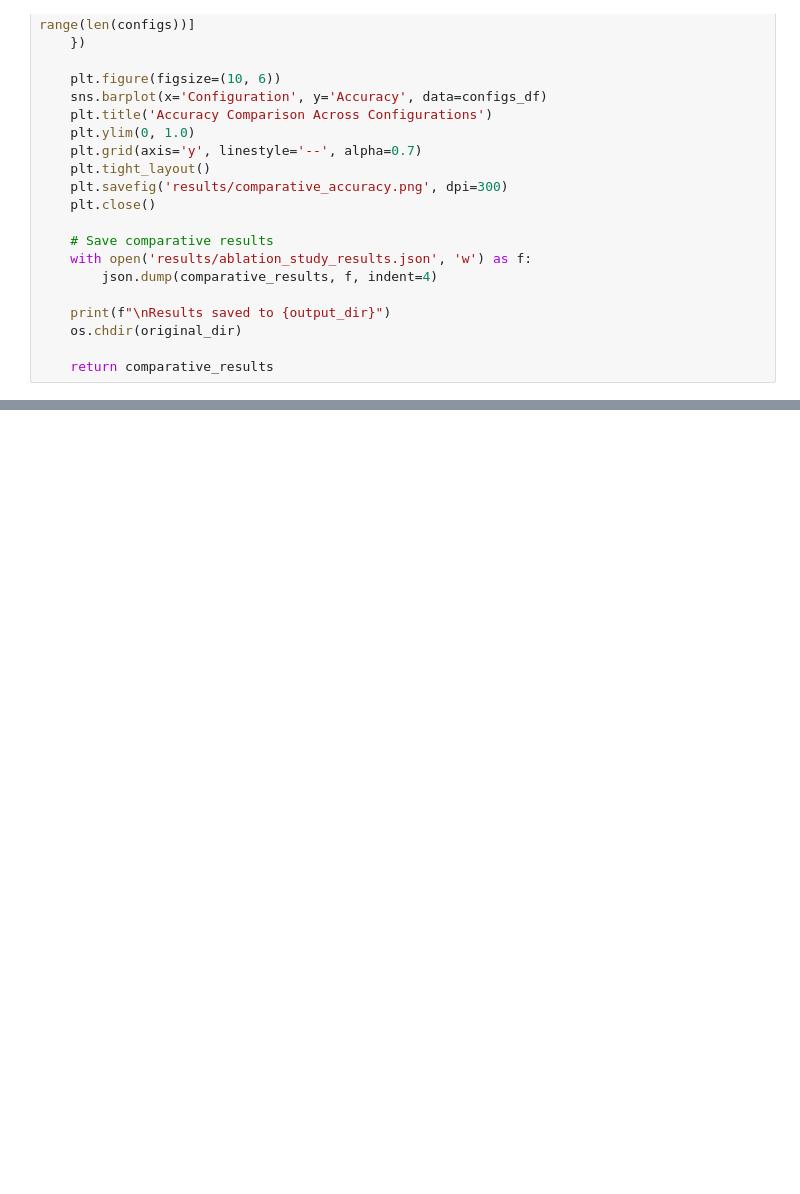
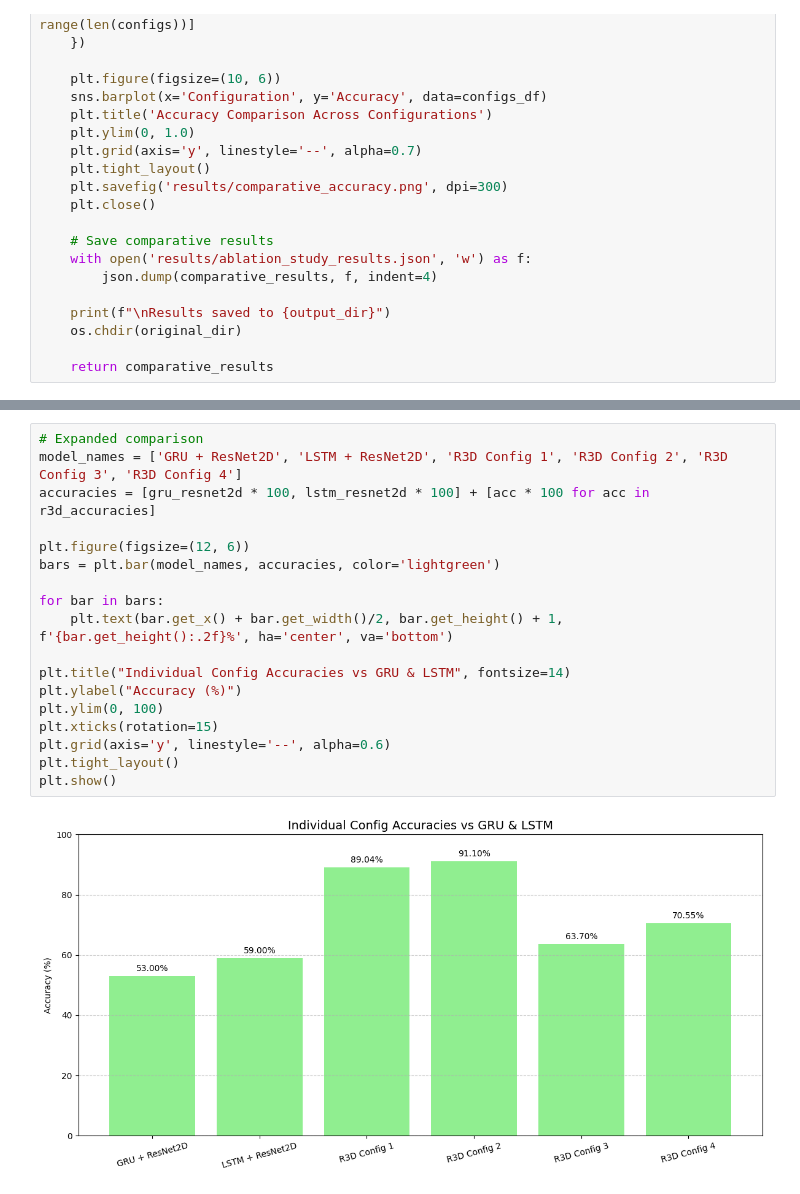
Before and after one commit to jenishk20/Automatic-Highlight-Generation, a Jupyter notebook: notebooks/model_evaluations.ipynb, the cells around one changed output, grey strips where cells are left out. Saved outputs shown, nothing was run; the diff lists cells and outputs as text; blank space fills up the shorter version.

```diff
--- a/notebooks/model_evaluations.ipynb
+++ b/notebooks/model_evaluations.ipynb
@@ -480,0 +550,20 @@ Key Configuration Parameters:
+# %%
+# Expanded comparison
+model_names = ['GRU + ResNet2D', 'LSTM + ResNet2D', 'R3D Config 1', 'R3D Config 2', 'R3D Config 3', 'R3D Config 4']
+accuracies = [gru_resnet2d * 100, lstm_resnet2d * 100] + [acc * 100 for acc in r3d_accuracies]
+
+plt.figure(figsize=(12, 6))
+bars = plt.bar(model_names, accuracies, color='lightgreen')
+
+for bar in bars:
+    plt.text(bar.get_x() + bar.get_width()/2, bar.get_height() + 1, f'{bar.get_height():.2f}%', ha='center', va='bottom')
+
+plt.title("Individual Config Accuracies vs GRU & LSTM", fontsize=14)
+plt.ylabel("Accuracy (%)")
+plt.ylim(0, 100)
+plt.xticks(rotation=15)
+plt.grid(axis='y', linestyle='--', alpha=0.6)
+plt.tight_layout()
+plt.show()
+# %% [output]
+[figure, added]
```
Also changed, not shown: parts of 7 cells of this notebook, 5 other files.
